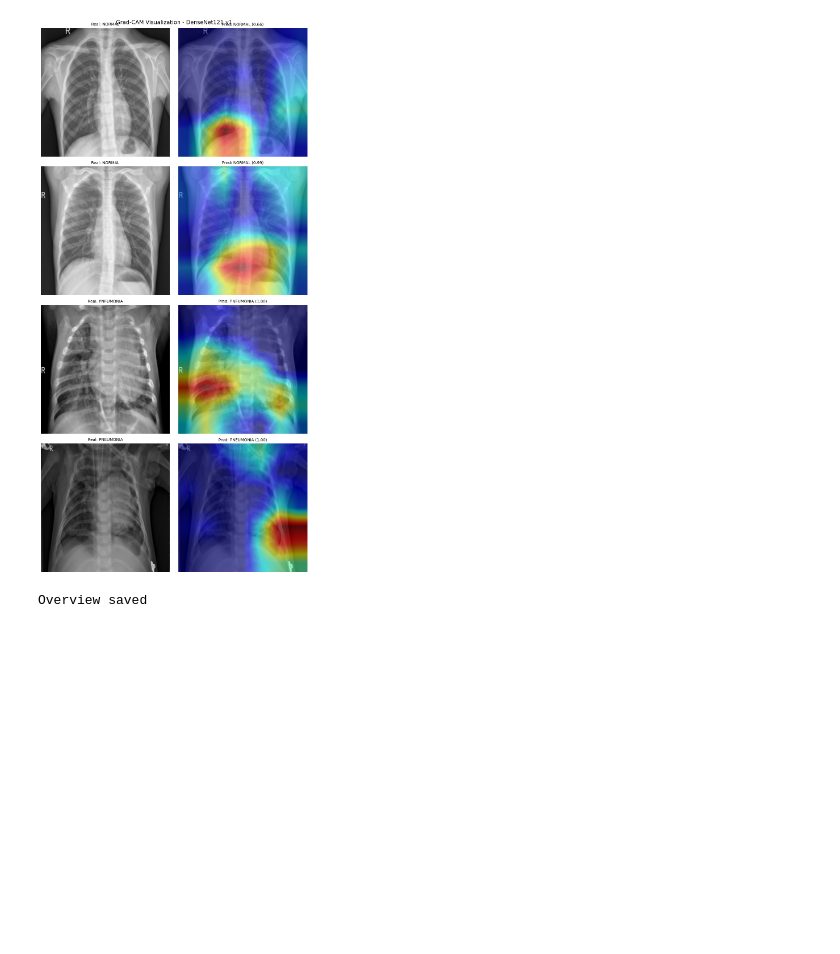
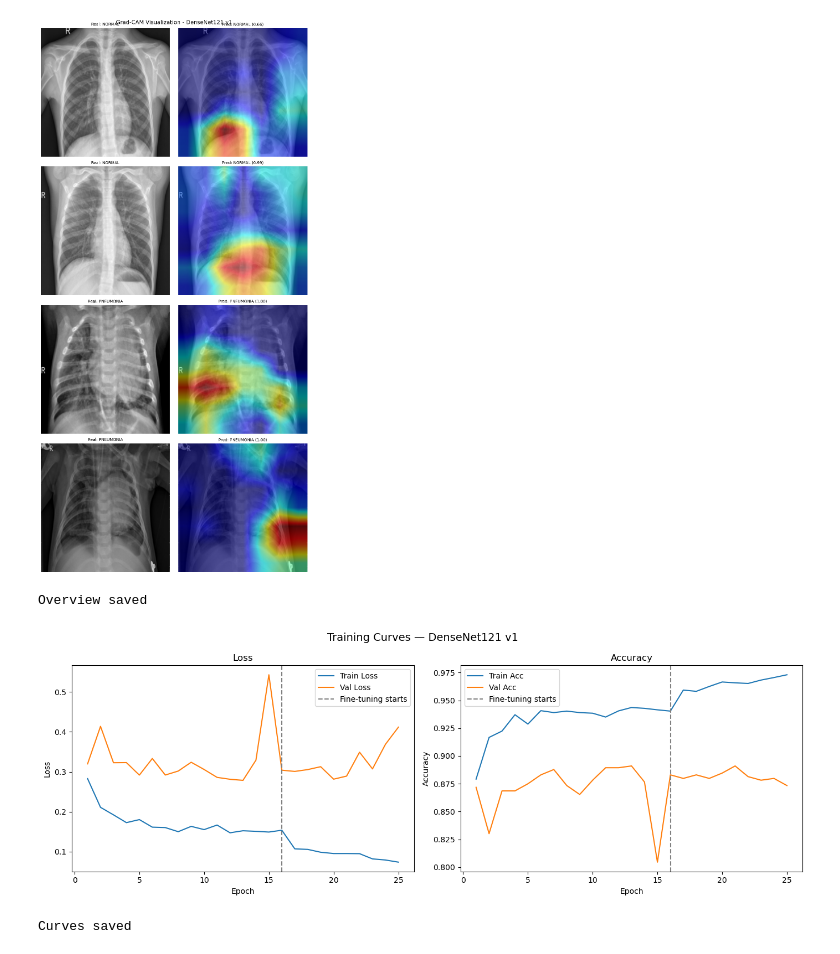
Before and after one commit to pedromedinatech/pneumonia-detection, a Jupyter notebook: 03-dl_pipeline.ipynb, the cells around one changed output. Cells and saved outputs as stored; diff of their text form; code cells hidden in the pictures; blank space fills up the shorter version.

Commit message:
feat: add training curves for DenseNet121 v1

```diff
--- a/03-dl_pipeline.ipynb
+++ b/03-dl_pipeline.ipynb
@@ -641,3 +641,41 @@ print("Overview saved")
 # %% [output]
 [figure]
 Overview saved
+# %%
+fig, axes = plt.subplots(1, 2, figsize=(14, 5))
+fig.suptitle("Training Curves — DenseNet121 v1", fontsize=14)
+
+# Combine phases
+train_loss = history_phase1["train_loss"] + history_phase2["train_loss"]
+val_loss   = history_phase1["val_loss"]   + history_phase2["val_loss"]
+train_acc  = history_phase1["train_acc"]  + history_phase2["train_acc"]
+val_acc    = history_phase1["val_acc"]    + history_phase2["val_acc"]
+
+epochs_total = range(1, len(train_loss) + 1)
+phase2_start = len(history_phase1["train_loss"]) + 1
+
+# Loss
+axes[0].plot(epochs_total, train_loss, label="Train Loss")
+axes[0].plot(epochs_total, val_loss,   label="Val Loss")
+axes[0].axvline(x=phase2_start, color="gray", linestyle="--", label="Fine-tuning starts")
+axes[0].set_title("Loss")
+axes[0].set_xlabel("Epoch")
+axes[0].set_ylabel("Loss")
+axes[0].legend()
+
+# Accuracy
+axes[1].plot(epochs_total, train_acc, label="Train Acc")
+axes[1].plot(epochs_total, val_acc,   label="Val Acc")
+axes[1].axvline(x=phase2_start, color="gray", linestyle="--", label="Fine-tuning starts")
+axes[1].set_title("Accuracy")
+axes[1].set_xlabel("Epoch")
+axes[1].set_ylabel("Accuracy")
+axes[1].legend()
+
+plt.tight_layout()
+plt.savefig("training_curves_v1.png", dpi=150, bbox_inches="tight")
+plt.show()
+print("Curves saved")
+# %% [output]
+[figure, added]
+Curves saved
```
Also changed, not shown: 1 other file.
